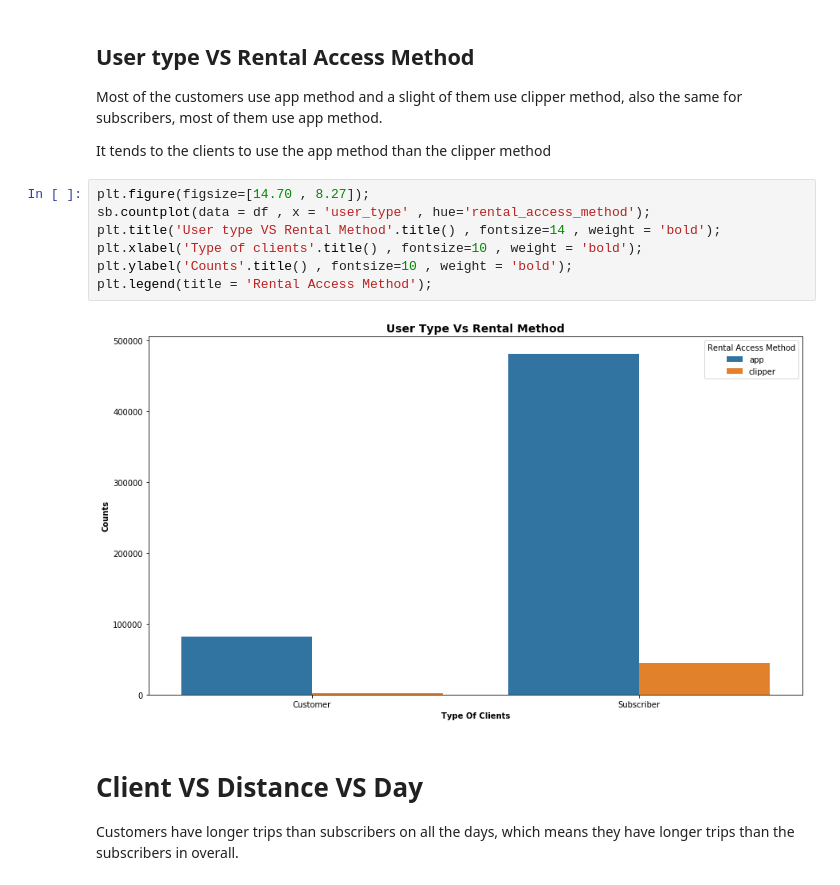
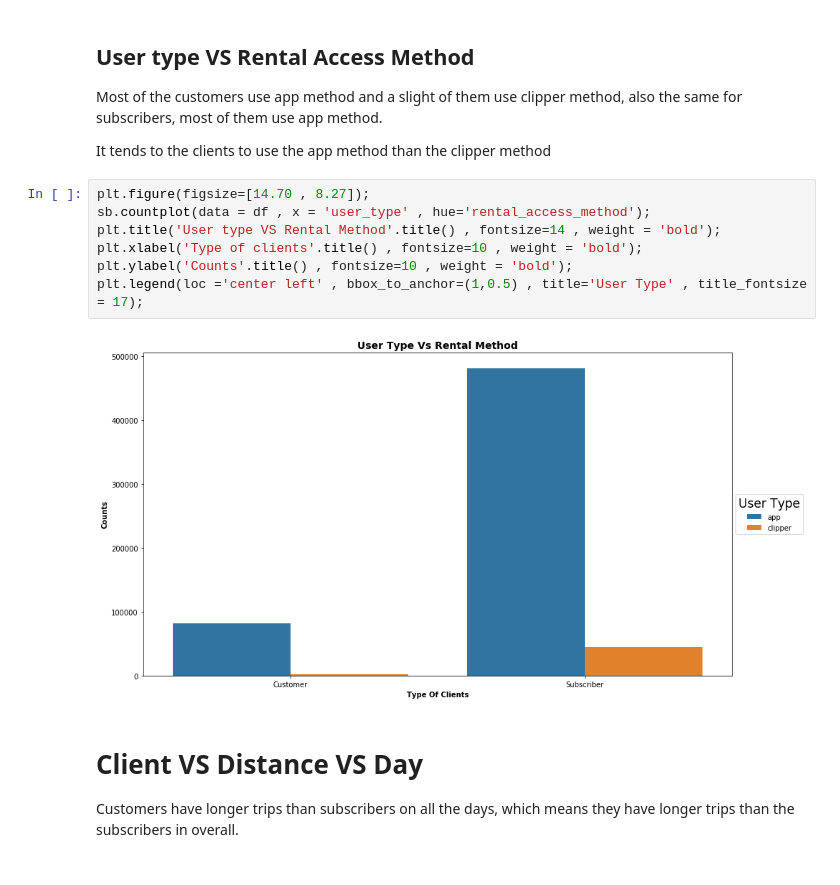
Before and after one commit to Ahmad-Almosallam/Communicate-Data-Findings, a Jupyter notebook: slide_deck_template.ipynb, the cells around one changed output. Cells and saved outputs as stored; diff of their text form.

```diff
--- a/slide_deck_template.ipynb
+++ b/slide_deck_template.ipynb
@@ -83,12 +83,12 @@ It tends to the clients to use the app method than the clipper method
 # %%
 plt.figure(figsize=[14.70 , 8.27]);
 sb.countplot(data = df , x = 'user_type' , hue='rental_access_method');
 plt.title('User type VS Rental Method'.title() , fontsize=14 , weight = 'bold');
 plt.xlabel('Type of clients'.title() , fontsize=10 , weight = 'bold');
 plt.ylabel('Counts'.title() , fontsize=10 , weight = 'bold');
-plt.legend(title = 'Rental Access Method');
+plt.legend(loc ='center left' , bbox_to_anchor=(1,0.5) , title='User Type' , title_fontsize = 17);
 # %% [output]
-[figure, old version]
+[figure, new version]
 # %% [markdown]
 # Client VS Distance VS Day
 
```
Also changed, not shown: parts of 1 cell of this notebook, 1 other file.
